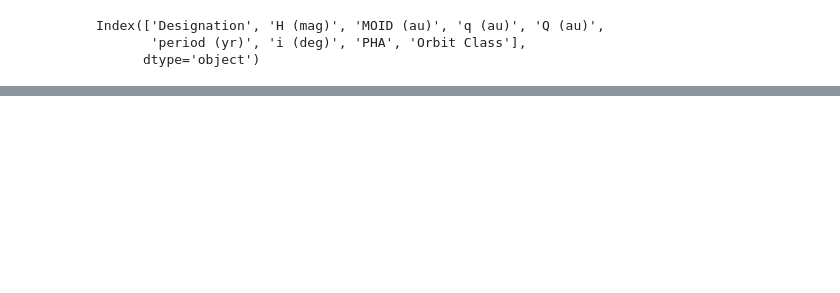
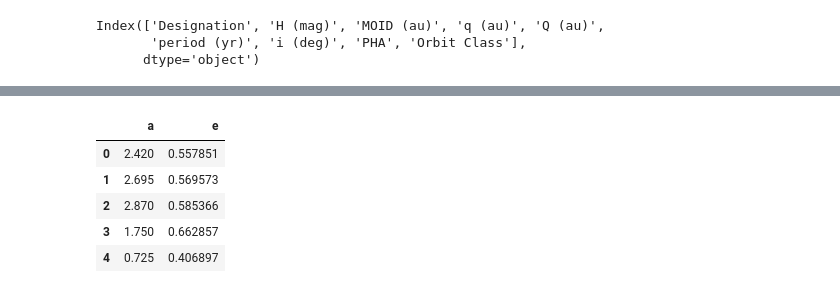
Before and after one commit to INFO523-Fall25-101-201/final-project-the-team, a Jupyter notebook: haz_analysis.ipynb, the cells around one changed output, grey strips where cells are left out. Cells and saved outputs as stored; diff of their text form; code cells hidden in the pictures; blank space fills up the shorter version.

```diff
--- a/haz_analysis.ipynb
+++ b/haz_analysis.ipynb
@@ -173,0 +261,9 @@ Index(['Designation', 'H (mag)', 'MOID (au)', 'q (au)', 'Q (au)',
+# %%
+filtered_set[['a','e']].head()
+# %% [output]
+|  | a | e |
+| 0 | 2.420 | 0.557851 |
+| 1 | 2.695 | 0.569573 |
+| 2 | 2.870 | 0.585366 |
+| 3 | 1.750 | 0.662857 |
+| 4 | 0.725 | 0.406897 |
```
Also changed, not shown: parts of 16 cells of this notebook, 1 other file.
